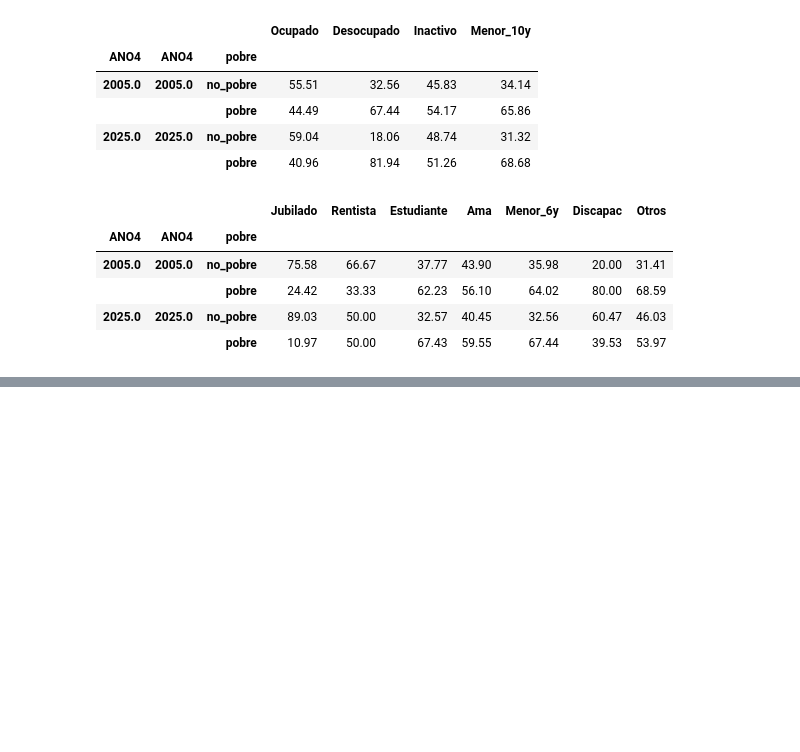
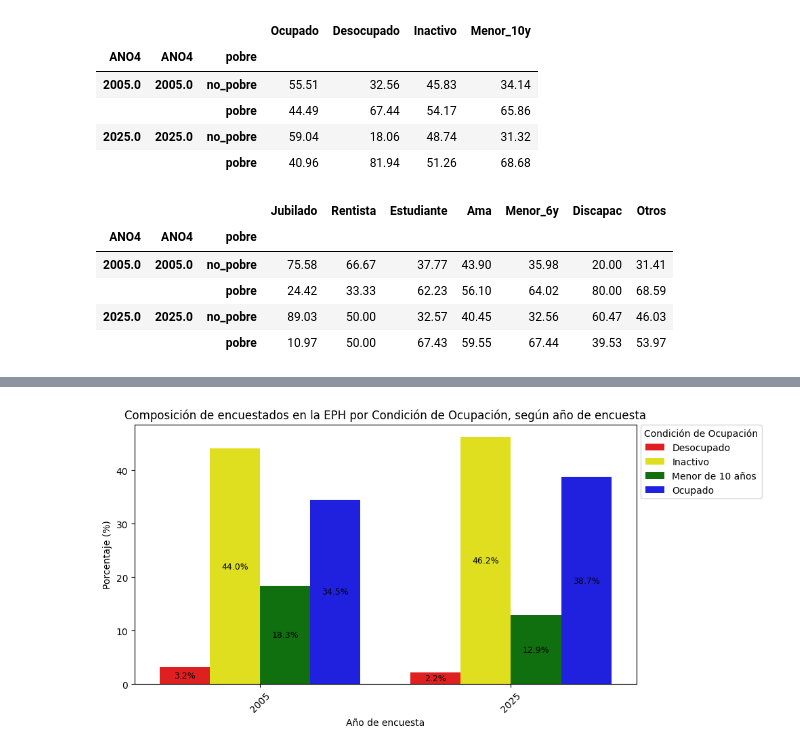
Before and after one commit to StefanoPistoia/Big-Data-Grupo-2, a Jupyter notebook: TP2/BigData_TP2_Grupo2.ipynb, the cells around one changed output, grey strips where cells are left out. Cells and saved outputs as stored; diff of their text form; code cells hidden in the pictures; blank space fills up the shorter version.

```diff
--- a/TP2/BigData_TP2_Grupo2.ipynb
+++ b/TP2/BigData_TP2_Grupo2.ipynb
@@ -1216,0 +1262,3 @@ stats(['Jubilado', 'Rentista', 'Estudiante', 'Ama', 'Menor_6y','Discapac', 'Otro
+# %%
+#Renombre de columnas para mejorar la exposición de gráficos:
+respondieron.rename(columns={'Menor_10y':'Menor de 10 años','Educación':'Nivel educativo'}, inplace = True)
@@ -1216,0 +1334,53 @@ stats(['Jubilado', 'Rentista', 'Estudiante', 'Ama', 'Menor_6y','Discapac', 'Otro
+# %%
+# Calcular counts por año y condición de ocupación
+counts = respondieron.groupby(['ANO4','Condición de Ocupación']).size().reset_index(name='count')
+
+# Calcular porcentaje por año sobre el total de cada año
+counts['pct'] = counts.groupby('ANO4')['count'].transform(lambda x: 100 * x / x.sum())
+
+plt.figure(figsize=(10,5))
+ax = sns.barplot(
+    data=counts,
+    x='ANO4',
+    y='pct',
+    hue='Condición de Ocupación',
+    palette = {'Desocupado': 'red',     # rojo oscuro
+               'Ocupado': 'blue',
+               'Menor de 10 años': 'green',
+               'Inactivo': 'yellow'}
+)
+
+# Agregar los valores de porcentaje dentro de cada barra
+for p in ax.patches:
+    height = p.get_height()
+    if height == 0:
+        continue
+    ax.text(
+        x=p.get_x() + p.get_width()/2,
+        y=height / 2,
+        s=f'{height:.1f}%',
+        ha='center',
+        va='center',
+        fontsize=9,
+        color='black'
+    )
+
+# Ajustar ticks del eje X a los valores de ANO4, como enteros
+ax.set_xticks(range(len(counts['ANO4'].unique())))  # posiciones de las barras
+ax.set_xticklabels([int(ano) for ano in sorted(counts['ANO4'].unique())], rotation=45)
+
+# Leyenda
+ax.legend(
+    title='Condición de Ocupación',
+    loc='upper right',          # esquina sup. derecha
+    bbox_to_anchor=(1.25, 1),   # empuja la leyenda hacia afuera
+    borderaxespad=0
+)
+plt.tight_layout()
+plt.ylabel("Porcentaje (%)")
+plt.xlabel("Año de encuesta")
+plt.title("Composición de encuestados en la EPH por Condición de Ocupación, según año de encuesta")
+plt.tight_layout()
+plt.show()
+# %% [output]
+[figure, added]
```
Also changed, not shown: parts of 5 cells of this notebook.
